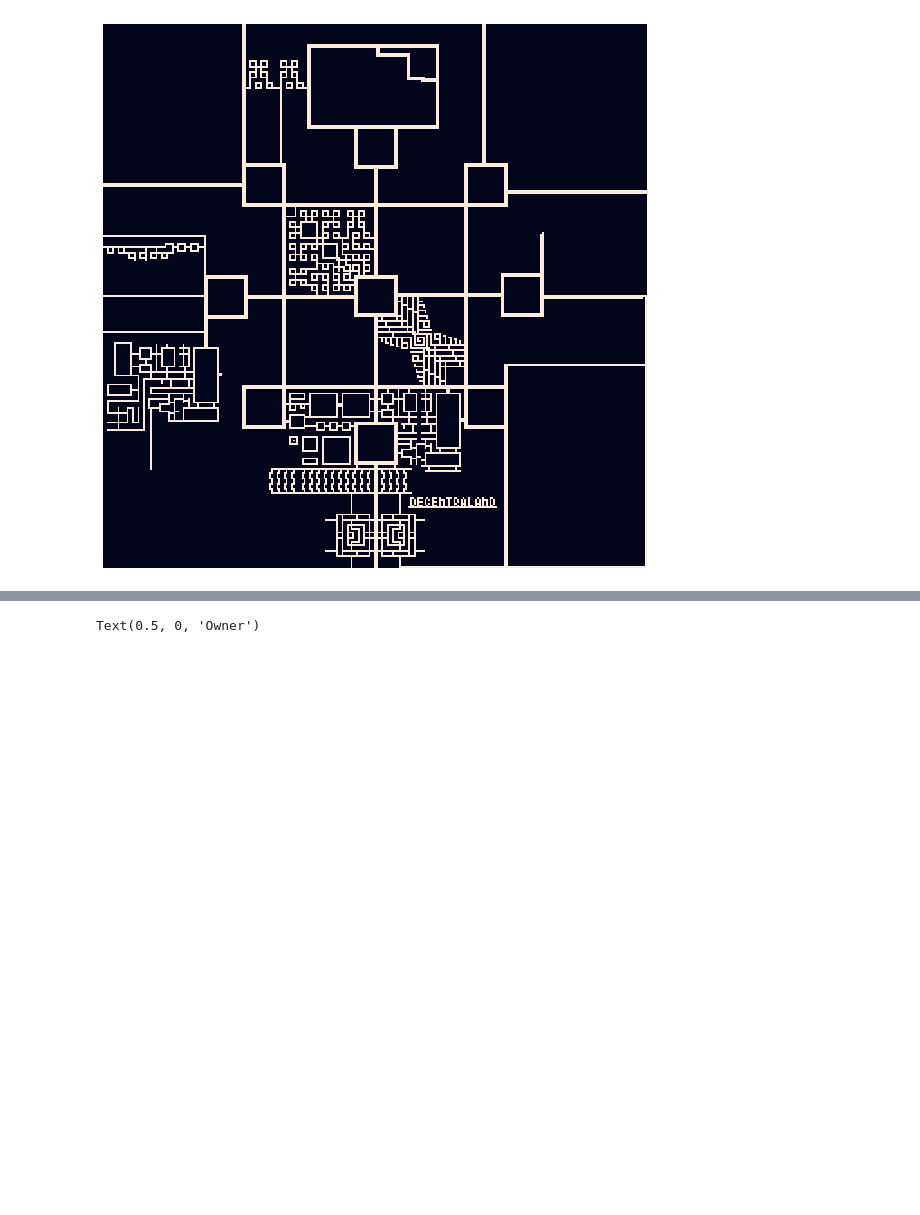
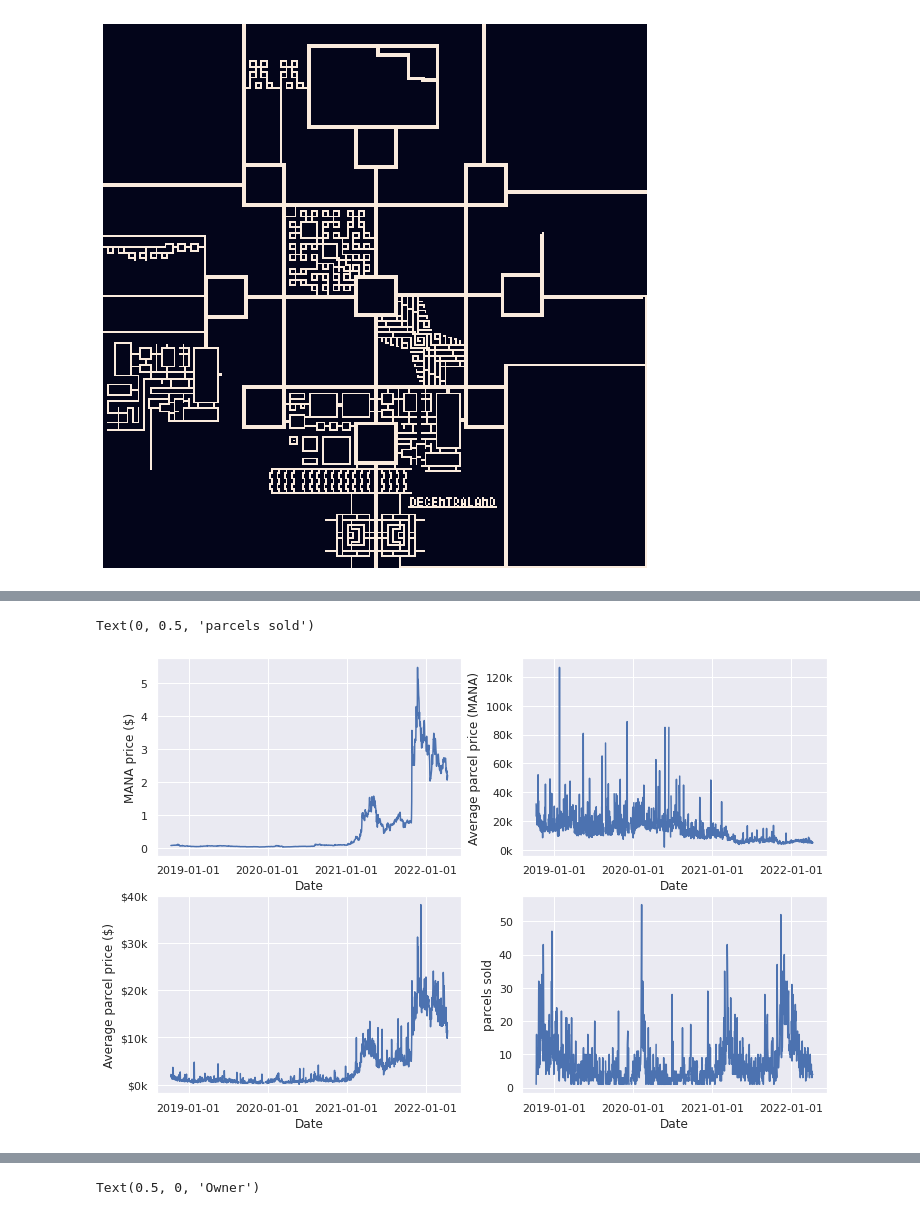
Before and after one commit to i02132002/decentraland_playground, a Jupyter notebook: Decentraland.ipynb, the cells around one changed output, grey strips where cells are left out. Cells and saved outputs as stored; diff of their text form; code cells hidden in the pictures; blank space fills up the shorter version.

```diff
--- a/Decentraland.ipynb
+++ b/Decentraland.ipynb
@@ -149,0 +131,40 @@ plt.ylim(0,40000)
+# %%
+from matplotlib.ticker import FuncFormatter
+fig, axs =plt.subplots(2,2, figsize=(12,8))
+
+# Define some x-ticks to label the dates
+t = [
+ datetime.strptime('19-01','%y-%m'),
+ datetime.strptime('20-01','%y-%m'),
+ datetime.strptime('21-01','%y-%m'),
+ datetime.strptime('22-01','%y-%m'),
+]
+
+axs[0,0].plot(baseline_data.mana_price)
+axs[0,0].set_xticks(t)
+axs[0,0].set_xlabel('Date')
+axs[0,0].set_ylabel('MANA price ($)')
+
+axs[0,1].plot(baseline_data.price)
+axs[0,1].set_xticks(t)
+axs[0,1].set_xlabel('Date')
+axs[0,1].set_ylabel('Average parcel price (MANA)')
+axs[0,1].yaxis.set_major_formatter(FuncFormatter(lambda x, pos: '%1.0fk' % (x*1e-3)))
+
+
+axs[1,0].plot(baseline_data.price_usd)
+axs[1,0].set_xticks(t)
+axs[1,0].set_xlabel('Date')
+axs[1,0].set_ylabel('Average parcel price ($)')
+axs[1,0].yaxis.set_major_formatter(FuncFormatter(lambda x, pos: '$%1.0fk' % (x*1e-3)))
+
+
+axs[1,1].plot(baseline_data.number_sold)
+axs[1,1].set_xticks(t)
+axs[1,1].set_xlabel('Date')
+axs[1,1].set_ylabel('parcels sold')
+
+#plt.vlines(x=datetime.strptime('21-10-28','%y-%m-%d'),ymin=0,ymax=60000,color='r', linestyle='--')
+# %% [output]
+Text(0, 0.5, 'parcels sold')
+[figure, added]
```
Also changed, not shown: parts of 80 cells of this notebook, 3 other files.
